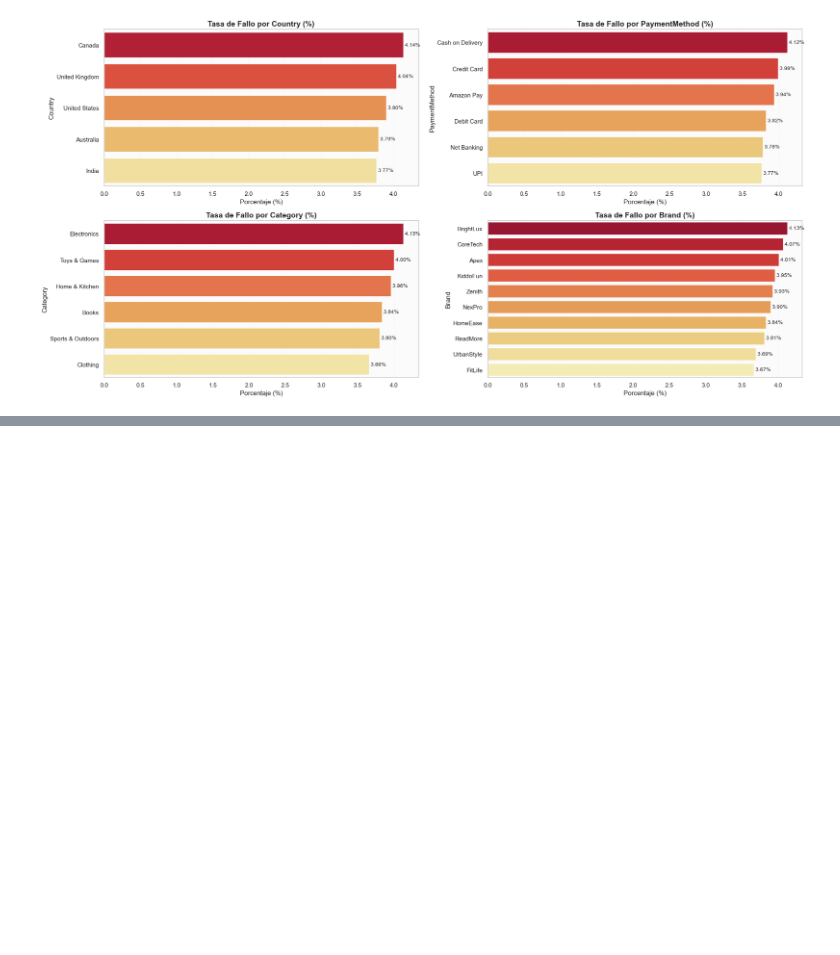
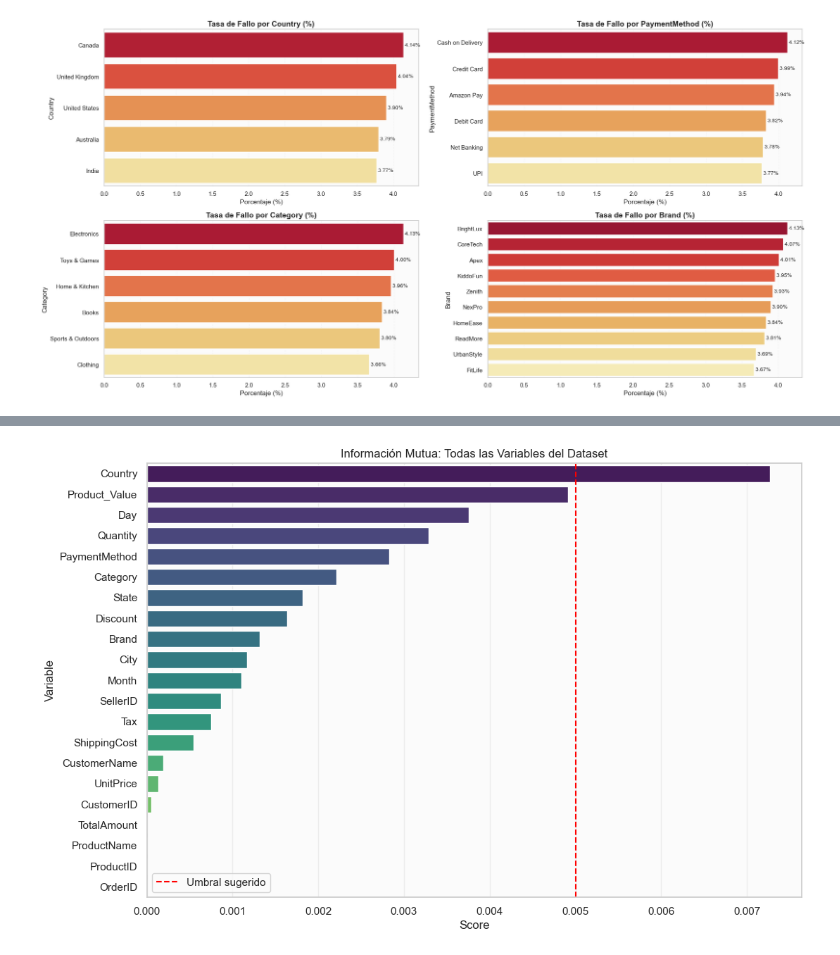
Before and after one commit to AlejandroSegura24/Ecommerce-Business-Intelligence-Lab, a Jupyter notebook: Notebooks/1 Model Benchmarking Cancelled vs Delivered.ipynb, the cells around one changed output, grey strips where cells are left out. Saved outputs shown, nothing was run; the diff lists cells and outputs as text; code cells hidden in the pictures; blank space fills up the shorter version.

```diff
--- a/Notebooks/1 Model Benchmarking Cancelled vs Delivered.ipynb
+++ b/Notebooks/1 Model Benchmarking Cancelled vs Delivered.ipynb
@@ -257,0 +269,28 @@ plt.show()
+# %%
+df_analysis = df_analisis.copy()
+
+# 1. Convertimos temporalmente los textos a números para el cálculo
+le = LabelEncoder()
+for col in df_analysis.select_dtypes(include=['object', 'category']).columns:
+    df_analysis[col] = le.fit_transform(df_analysis[col].astype(str))
+
+# 2. Definimos X  para todas las variables y Y como la variable objetivo
+X_all = df_analysis.drop(columns=['target', 'OrderStatus', 'OrderDate'])
+y_all = df_analysis['target']
+
+# 3. Calcular Mutual Information
+importances_all = mutual_info_classif(X_all, y_all, random_state=42)
+
+# 4. Crear el DataFrame para despues graficar los resultados
+mi_all_df = pd.DataFrame({'Variable': X_all.columns, 'Score': importances_all})
+mi_all_df = mi_all_df.sort_values(by='Score', ascending=False)
+
+# 5. Graficar
+plt.figure(figsize=(12, 8))
+sns.barplot(x='Score', y='Variable', hue = 'Variable', data=mi_all_df, palette='viridis')
+plt.title('Información Mutua: Todas las Variables del Dataset')
+plt.axvline(x=0.005, color='red', linestyle='--', label='Umbral sugerido')
+plt.legend()
+plt.show()
+# %% [output]
+[figure, added]
```
Also changed, not shown: parts of 12 cells of this notebook, 1 other file.
